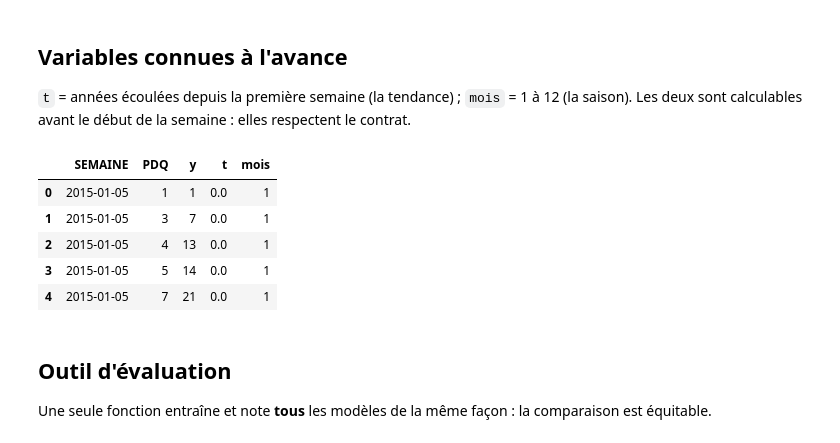
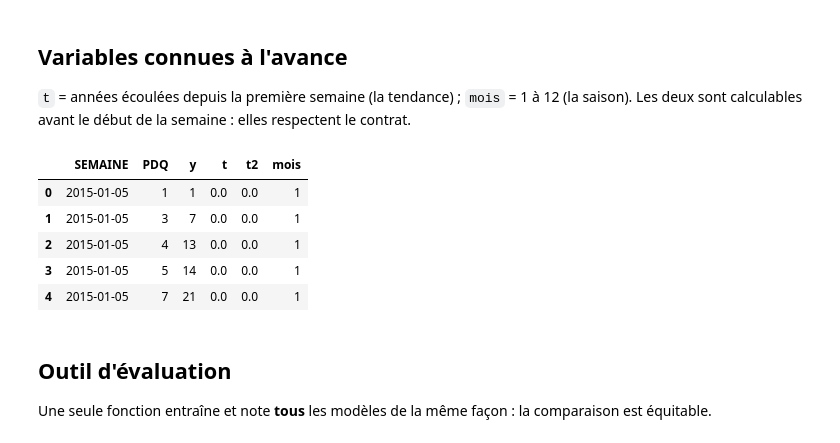
Before and after one commit to mirecloud/criminal-work, a Jupyter notebook: notebooks/01_regression_lineaire.ipynb, the cells around one changed output. Saved outputs shown, nothing was run; the diff lists cells and outputs as text; code cells hidden in the pictures.

Commit message:
Notebook 01 : tendance, PDQ, mois et t²

```diff
--- a/notebooks/01_regression_lineaire.ipynb
+++ b/notebooks/01_regression_lineaire.ipynb
@@ -47,16 +47,17 @@ Name: count, dtype: int64
 Les deux sont calculables avant le début de la semaine : elles respectent le contrat.
 # %%
 panel["t"] = (panel["SEMAINE"] - panel["SEMAINE"].min()).dt.days / 365.25
+panel["t2"] = panel["t"] ** 2                 # ← nouvelle ligne : la tendance au carré
 panel["mois"] = panel["SEMAINE"].dt.month
 
-panel[["SEMAINE", "PDQ", "y", "t", "mois"]].head()
+panel[["SEMAINE", "PDQ", "y", "t", "t2", "mois"]].head()
 # %% [output]
-|  | SEMAINE | PDQ | y | t | mois |
-| 0 | 2015-01-05 | 1 | 1 | 0.0 | 1 |
-| 1 | 2015-01-05 | 3 | 7 | 0.0 | 1 |
-| 2 | 2015-01-05 | 4 | 13 | 0.0 | 1 |
-| 3 | 2015-01-05 | 5 | 14 | 0.0 | 1 |
-| 4 | 2015-01-05 | 7 | 21 | 0.0 | 1 |
+|  | SEMAINE | PDQ | y | t | t2 | mois |
+| 0 | 2015-01-05 | 1 | 1 | 0.0 | 0.0 | 1 |
+| 1 | 2015-01-05 | 3 | 7 | 0.0 | 0.0 | 1 |
+| 2 | 2015-01-05 | 4 | 13 | 0.0 | 0.0 | 1 |
+| 3 | 2015-01-05 | 5 | 14 | 0.0 | 0.0 | 1 |
+| 4 | 2015-01-05 | 7 | 21 | 0.0 | 0.0 | 1 |
 # %% [markdown]
 ## Outil d'évaluation
 Une seule fonction entraîne et note **tous** les modèles de la même façon : la comparaison est équitable.
```
Also changed, not shown: parts of 12 cells of this notebook.
